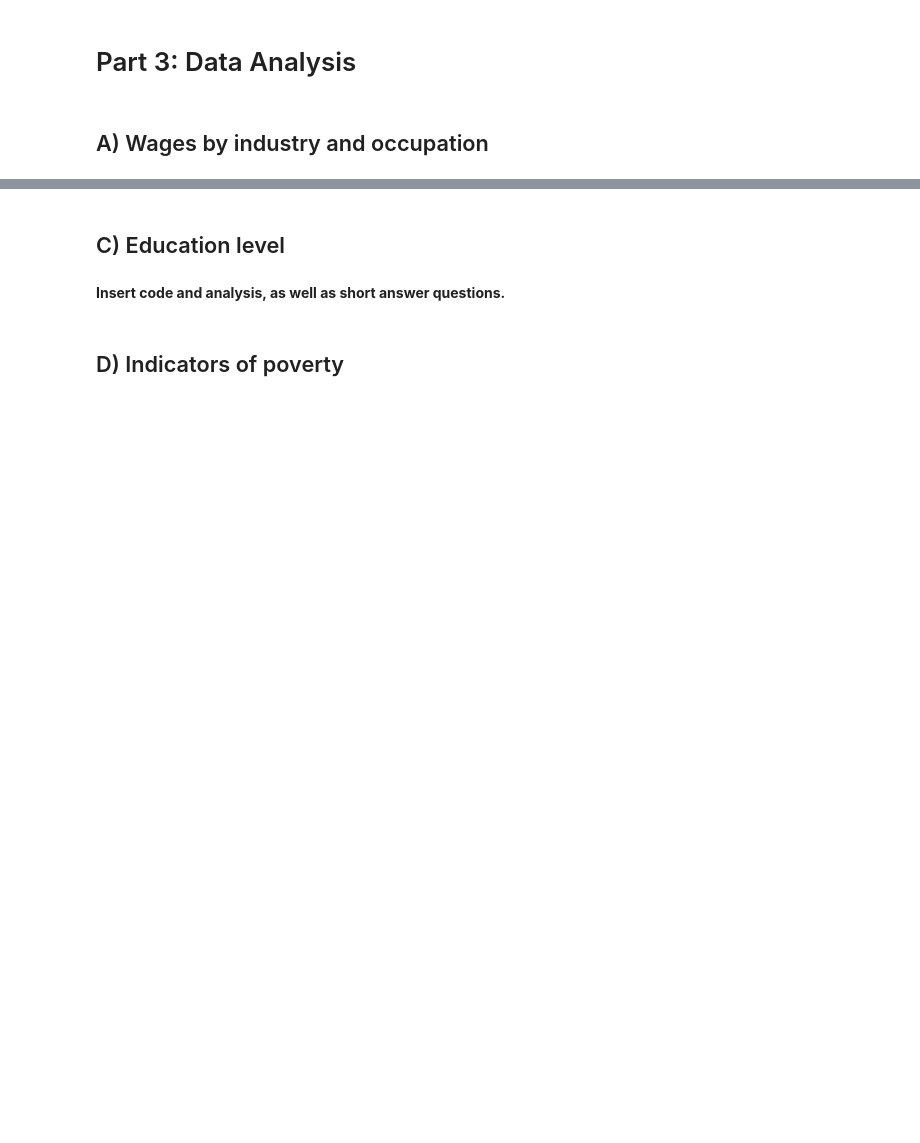
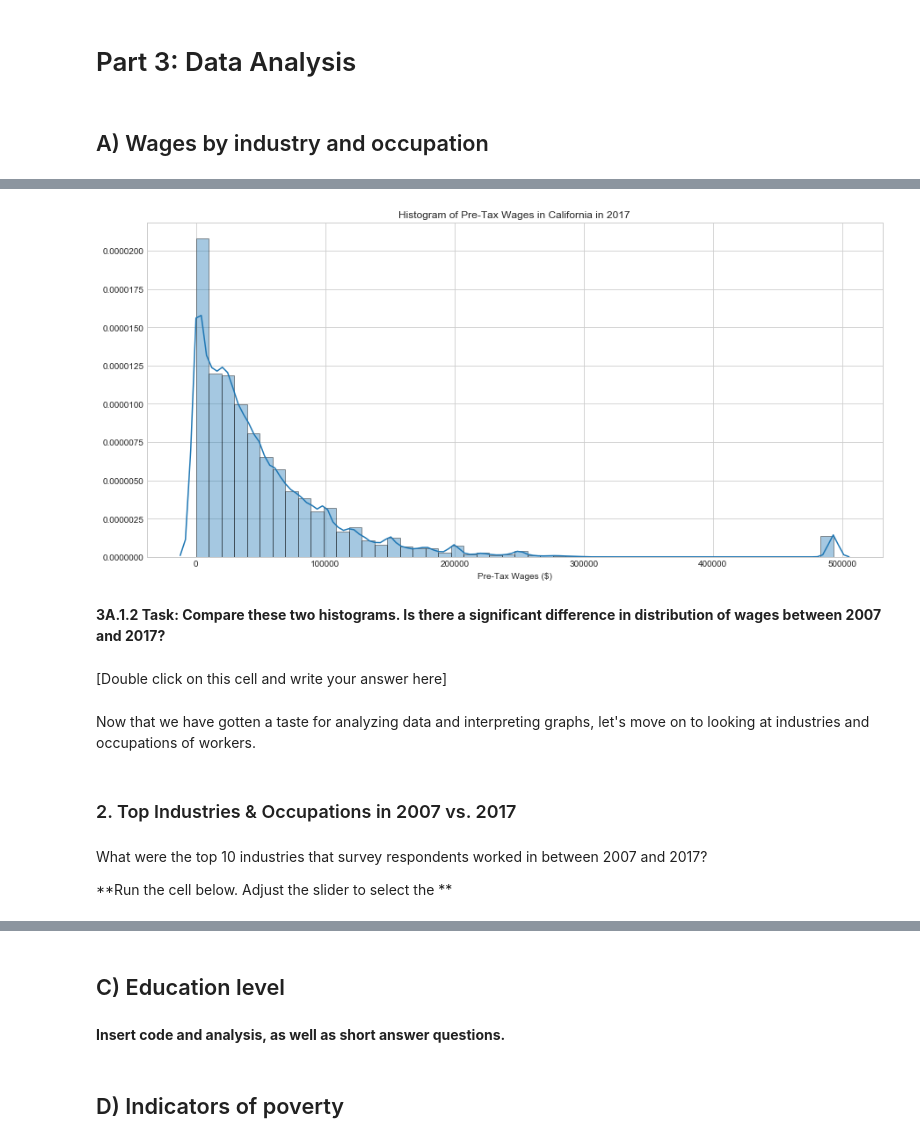
Before and after one commit to ds-modules/CP-113A, a Jupyter notebook: Final-Notebook.ipynb, the cells around one changed output, grey strips where cells are left out. Cells and saved outputs as stored; diff of their text form; code cells hidden in the pictures; blank space fills up the shorter version.

```diff
--- a/Final-Notebook.ipynb
+++ b/Final-Notebook.ipynb
@@ -134,0 +165,19 @@ new_df.to_csv('fullData.csv', index = False, header = True)
+# %%
+plt.figure(figsize = (15, 7))
+sns.distplot(industry_2017['Pre-Tax Wages'], label = 'Wages in 2017')
+plt.title('Histogram of Pre-Tax Wages in California in 2017')
+plt.xlabel('Pre-Tax Wages ($)');
+# %% [output]
+[figure, added]
+# %% [markdown]
+**3A.1.2 Task: Compare these two histograms. Is there a significant difference in distribution of wages between 2007 and 2017?**
+# %% [markdown]
+[Double click on this cell and write your answer here]
+# %% [markdown]
+Now that we have gotten a taste for analyzing data and interpreting graphs, let's move on to looking at industries and occupations of workers.
+# %% [markdown]
+### 2. Top Industries & Occupations in 2007 vs. 2017
+# %% [markdown]
+What were the top 10 industries that survey respondents worked in between 2007 and 2017?
+
+**Run the cell below. Adjust the slider to select the **
```
Also changed, not shown: parts of 84 cells of this notebook.
